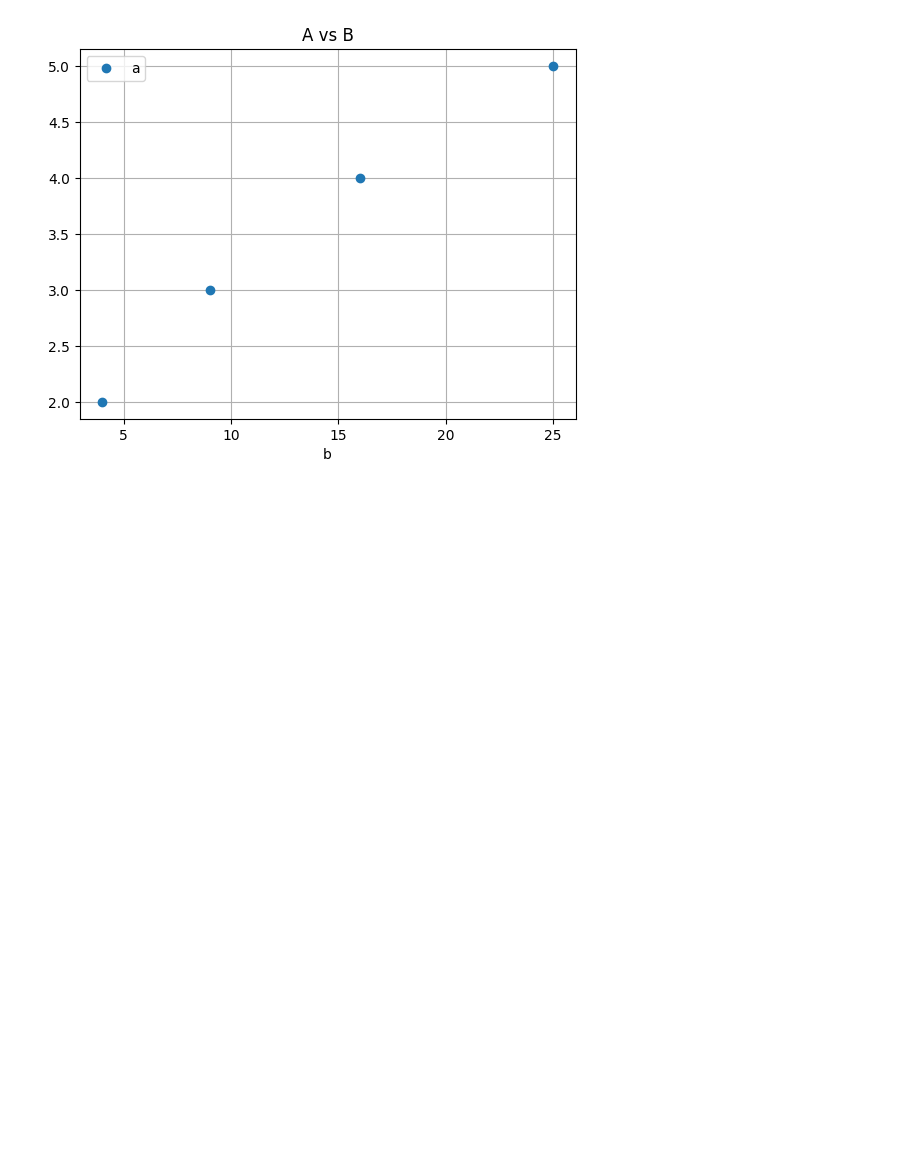
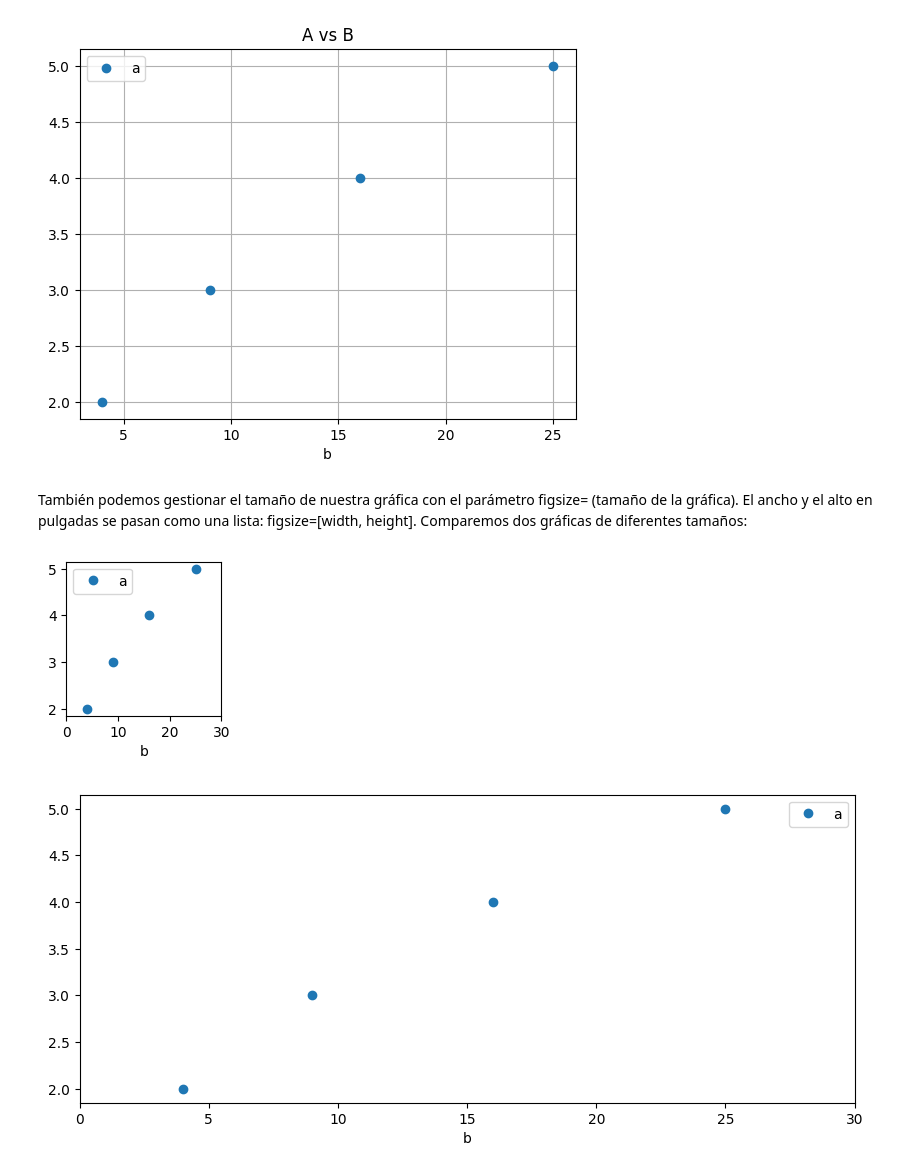
Before and after one commit to ElTejoman/Learning_Python, a Jupyter notebook: TripleTen/Sprint 3/Visualizacion_Datos.ipynb, the cells around one changed output. Drawn from its saved outputs; the diff is of its cells as text; code cells hidden in the pictures; blank space fills up the shorter version.

Commit message:
using figsize to do bigger o smaller chart

```diff
--- a/TripleTen/Sprint 3/Visualizacion_Datos.ipynb
+++ b/TripleTen/Sprint 3/Visualizacion_Datos.ipynb
@@ -189,3 +189,21 @@ df.plot(x="b", y="a", title="A vs B", style="o", grid=True)
 plt.show()
 # %% [output]
 [figure]
+# %% [markdown]
+También podemos gestionar el tamaño de nuestra gráfica con el parámetro figsize= (tamaño de la gráfica). El ancho y el alto en pulgadas se pasan como una lista: figsize=[width, height]. Comparemos dos gráficas de diferentes tamaños:
+# %%
+import pandas as pd
+from matplotlib import pyplot as plt
+
+df = pd.DataFrame({"a": [2, 3, 4, 5], "b": [4, 9, 16, 25]})
+
+# construir una gráfica pequeña
+df.plot(x="b", y="a", style="o", xlim=[0, 30], figsize=[2, 2])
+
+# construir una gráfica grande
+df.plot(x="b", y="a", style="o", xlim=[0, 30], figsize=[10, 4])
+
+plt.show()
+# %% [output]
+[figure, added]
+[figure, added]
```
Also changed, not shown: parts of 1 cell of this notebook.
